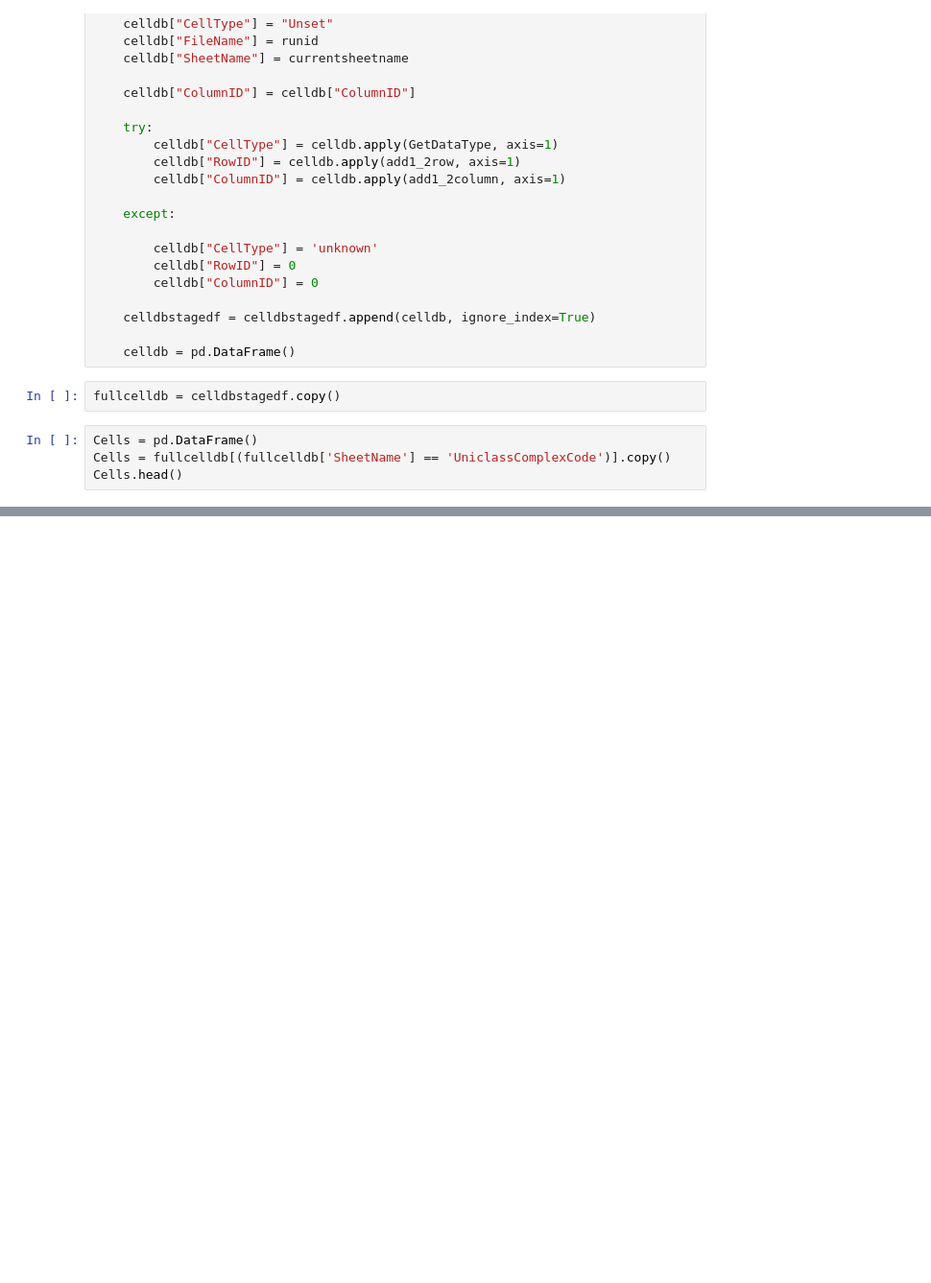
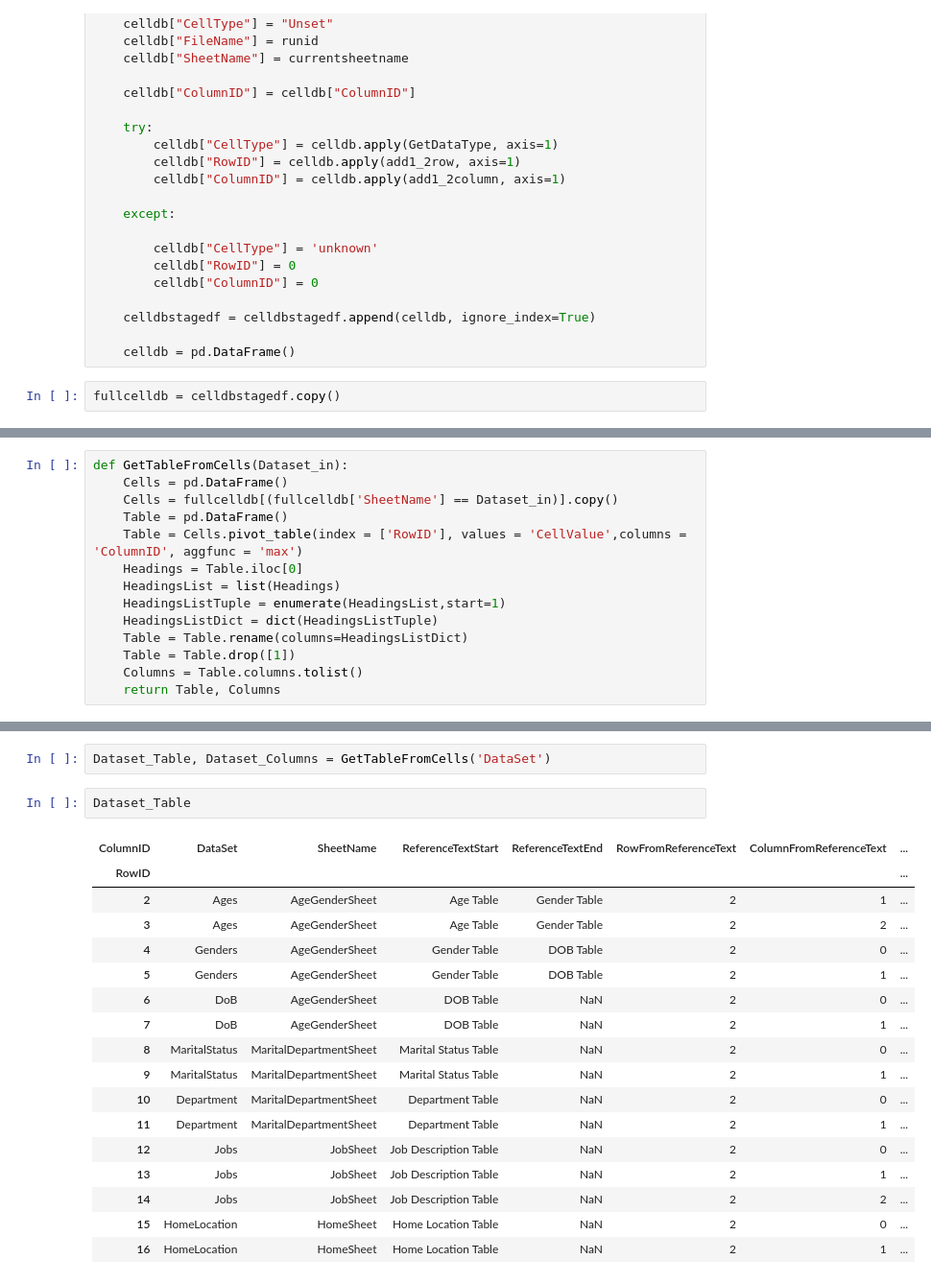
Before and after one commit to andrewcgaitskell/excel-extractor, a Jupyter notebook: Dataset.ipynb, the cells around one changed output, grey strips where cells are left out. Shown at 96% size. Saved outputs shown, nothing was run; the diff lists cells and outputs as text; blank space fills up the shorter version.

```diff
--- a/Dataset.ipynb
+++ b/Dataset.ipynb
@@ -91,7 +96,3 @@ for currentsheetname in sheetnames:
     celldb = pd.DataFrame()
 # %%
 fullcelldb = celldbstagedf.copy()
-# %%
-Cells = pd.DataFrame()
-Cells = fullcelldb[(fullcelldb['SheetName'] == 'UniclassComplexCode')].copy()
-Cells.head()
@@ -442,0 +99,14 @@ GO
+# %%
+def GetTableFromCells(Dataset_in):
+    Cells = pd.DataFrame()
+    Cells = fullcelldb[(fullcelldb['SheetName'] == Dataset_in)].copy()
+    Table = pd.DataFrame()
+    Table = Cells.pivot_table(index = ['RowID'], values = 'CellValue',columns = 'ColumnID', aggfunc = 'max')
+    Headings = Table.iloc[0]
+    HeadingsList = list(Headings)
+    HeadingsListTuple = enumerate(HeadingsList,start=1)
+    HeadingsListDict = dict(HeadingsListTuple)
+    Table = Table.rename(columns=HeadingsListDict)
+    Table = Table.drop([1])
+    Columns = Table.columns.tolist()
+    return Table, Columns
@@ -442,0 +125,22 @@ GO
+# %%
+Dataset_Table, Dataset_Columns = GetTableFromCells('DataSet')
+# %%
+Dataset_Table
+# %% [output]
+| ColumnID | DataSet | SheetName | ReferenceTextStart | ReferenceTextEnd | RowFromReferenceText | ColumnFromReferenceText | ... |
+| RowID |  |  |  |  |  |  | ... |
+| 2 | Ages | AgeGenderSheet | Age Table | Gender Table | 2 | 1 | ... |
+| 3 | Ages | AgeGenderSheet | Age Table | Gender Table | 2 | 2 | ... |
+| 4 | Genders | AgeGenderSheet | Gender Table | DOB Table | 2 | 0 | ... |
+| 5 | Genders | AgeGenderSheet | Gender Table | DOB Table | 2 | 1 | ... |
+| 6 | DoB | AgeGenderSheet | DOB Table | NaN | 2 | 0 | ... |
+| 7 | DoB | AgeGenderSheet | DOB Table | NaN | 2 | 1 | ... |
+| 8 | MaritalStatus | MaritalDepartmentSheet | Marital Status Table | NaN | 2 | 0 | ... |
+| 9 | MaritalStatus | MaritalDepartmentSheet | Marital Status Table | NaN | 2 | 1 | ... |
+| 10 | Department | MaritalDepartmentSheet | Department Table | NaN | 2 | 0 | ... |
+| 11 | Department | MaritalDepartmentSheet | Department Table | NaN | 2 | 1 | ... |
+| 12 | Jobs | JobSheet | Job Description Table | NaN | 2 | 0 | ... |
+| 13 | Jobs | JobSheet | Job Description Table | NaN | 2 | 1 | ... |
+| 14 | Jobs | JobSheet | Job Description Table | NaN | 2 | 2 | ... |
+| 15 | HomeLocation | HomeSheet | Home Location Table | NaN | 2 | 0 | ... |
+| 16 | HomeLocation | HomeSheet | Home Location Table | NaN | 2 | 1 | ... |
```
Also changed, not shown: parts of 39 cells of this notebook.
